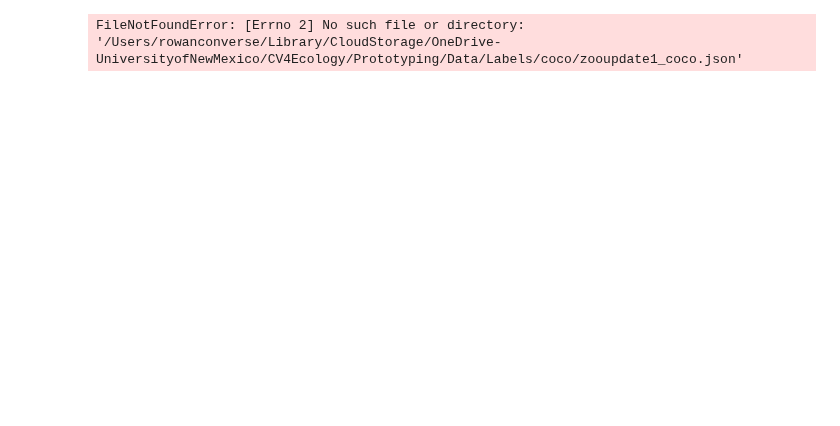
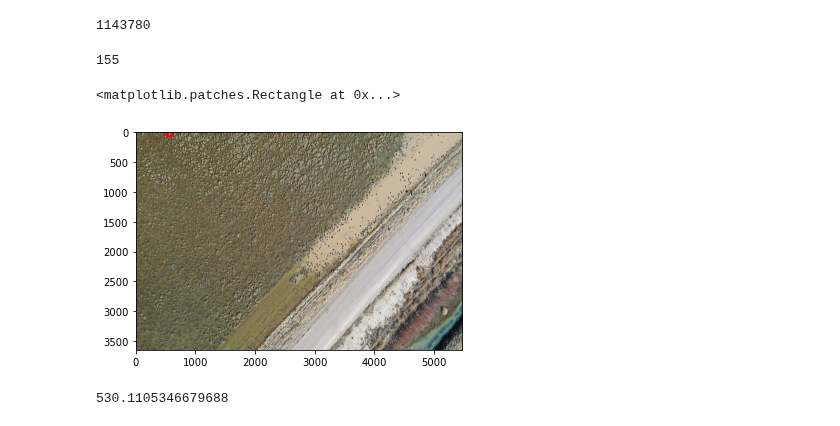
Before and after one commit to rowanoaktree/AggregationScripts, a Jupyter notebook: Scratch/aggregatelabelsScratch.ipynb, the cells around one changed output. Saved outputs shown, nothing was run; the diff lists cells and outputs as text; code cells hidden in the pictures; blank space fills up the shorter version.

Commit message:
label aggregation: display sample image

```diff
--- a/Scratch/aggregatelabelsScratch.ipynb
+++ b/Scratch/aggregatelabelsScratch.ipynb
@@ -14,9 +19,9 @@ for ann in cocozoo:
         continue
     else:
         dgc.append(ann)
-dgc
+len(dgc)
 # %% [output]
-FileNotFoundError: [Errno 2] No such file or directory: '/Users/rowanconverse/Library/CloudStorage/OneDrive-UniversityofNewMexico/CV4Ecology/Prototyping/Data/Labels/coco/zooupdate1_coco.json'
+1143780
 # %%
 testimg = "BDA_12c_20181113_1_00425_03_07.png"
 snip = []
@@ -26,4 +31,38 @@ for img in dgc:
     else:
         continue
 
-snip
+len(snip)
+# %% [output]
+155
+# %%
+#Display bounding boxes on image for verification
+
+#img = mpimg.imread('/Users/rowanconverse/Library/CloudStorage/OneDrive-UniversityofNewMexico/CV4Ecology/Prototyping/Data/Imagery/SB597/subset/BDA_12c_20181113_1_00425.JPG')
+#imgplot = plt.imshow(img)
+
+fig, ax = plt.subplots()
+
+img = cv2.imread(str('/Users/rowanconverse/Library/CloudStorage/OneDrive-UniversityofNewMexico/CV4Ecology/Prototyping/Data/Imagery/SB597/subset/BDA_12c_20181113_1_00425.JPG'))
+img = cv2.cvtColor(img, cv2.COLOR_RGB2BGR)
+ax.imshow(img)
+
+#def get_target_ds(name, df):
+##  rows = df[df["name"] == name[:-4]]
+#  return rows["class"].values, rows[bboxes_cols].valuesbboxes_cols = ["center_x", "center_y", "width", "height"]
+
+#labels, boxes = get_target_ds(path_img.name, train_df)
+
+x = snip[0]["bbox"][0]
+y = snip[0]["bbox"][1]
+w = snip[0]["bbox"][2]
+h = snip[0]["bbox"][3]
+
+ax.add_patch(patches.Rectangle((x,y),w,h, fill=False, edgecolor='red', lw=2))
+# %% [output]
+<matplotlib.patches.Rectangle at 0x...>
+[figure, added]
+# %%
+#Cluster BBoxes using DBSCAN
+snip[0]["bbox"][0]
+# %% [output]
+530.1105346679688
```
Also changed, not shown: parts of 3 cells of this notebook.
